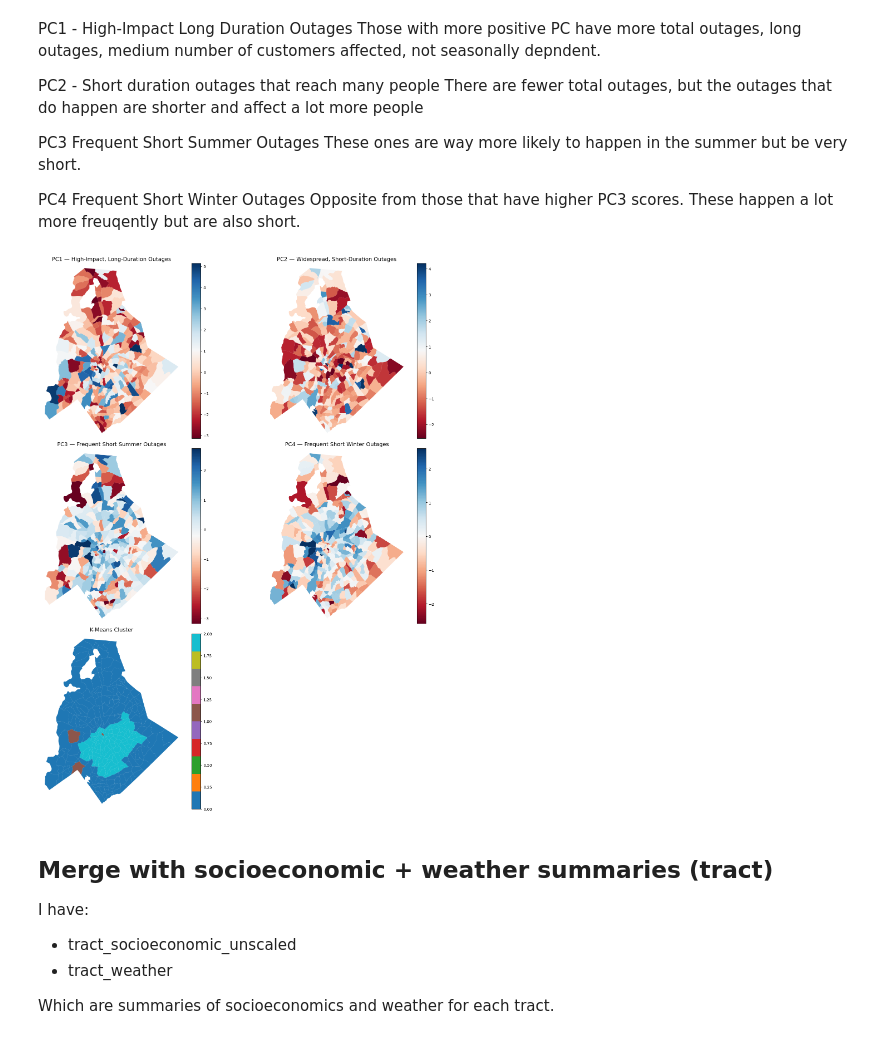
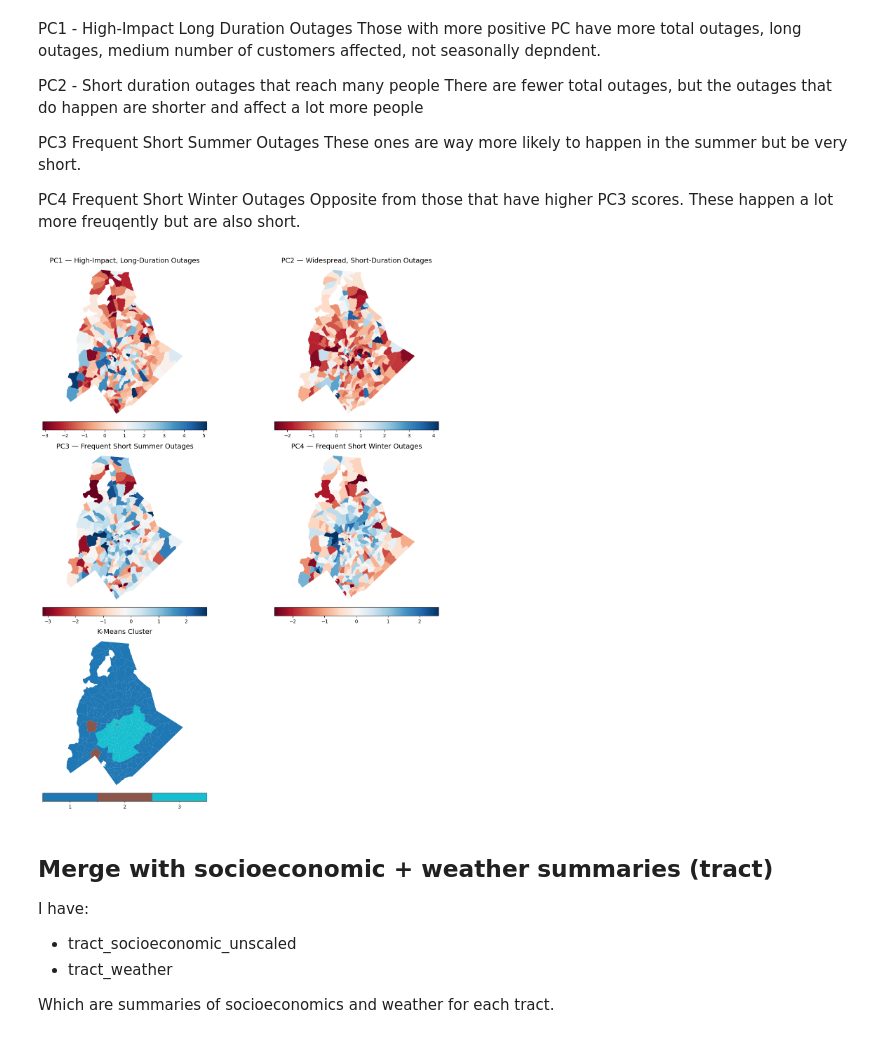
Before and after one commit to jessalynlc/MP, a Jupyter notebook: pca_outages_Charlotte.ipynb, the cells around one changed output. Drawn from its saved outputs; the diff is of its cells as text; code cells hidden in the pictures.

```diff
--- a/pca_outages_Charlotte.ipynb
+++ b/pca_outages_Charlotte.ipynb
@@ -205,6 +205,7 @@ best_k = 3
 
 kmeans = KMeans(n_clusters=best_k, random_state=42)
 outages_tract_pca_scores['cluster'] = kmeans.fit_predict(outages_tract_pca_scores)
+outages_tract_pca_scores['cluster'] = outages_tract_pca_scores['cluster']+1
 # %% [markdown]
 ## Characterize each cluster
 
@@ -332,7 +333,12 @@ These ones are way more likely to happen in the summer but be very short.
 PC4 Frequent Short Winter Outages
 Opposite from those that have higher PC3 scores. These happen a lot more freuqently but are also short.
 # %%
-gdf['cluster'] = gdf['cluster'].astype(int)
+import numpy as np
+import matplotlib.pyplot as plt
+import matplotlib.colors as mcolors
+
+# --- ensure cluster is integer ---
+gdf['cluster'] = gdf['cluster'].astype('Int64')
 
 variables = ['PC1','PC2','PC3','PC4','cluster']
 titles = [
@@ -343,88 +349,123 @@ titles = [
     'K-Means Cluster'
 ]
 
-# compute global bounds and add pad so all subplots show the same full area
+# --- compute global bounds ---
 xmin, ymin, xmax, ymax = gdf.total_bounds
-# fallback if bounds are degenerate / not finite
 if not np.all(np.isfinite([xmin, ymin, xmax, ymax])):
     xmin, ymin, xmax, ymax = -1, -1, 1, 1
 
 width = max(xmax - xmin, 1e-6)
 height = max(ymax - ymin, 1e-6)
+
 pad_x = max(width * 0.03, 0.001 * width)
 pad_y = max(height * 0.03, 0.001 * height)
+
 global_xlim = (xmin - pad_x, xmax + pad_x)
 global_ylim = (ymin - pad_y, ymax + pad_y)
 
-fig, axes = plt.subplots(3, 2, figsize=(16, 20), constrained_layout=True)
+# --- figure ---
+fig, axes = plt.subplots(3, 2, figsize=(14, 16))
 axes = axes.ravel()
 
-for i, var in enumerate(variables):
+for i, (var, title) in enumerate(zip(variables, titles)):
     ax = axes[i]
 
-    # skip if no geometries
     if gdf.geometry.is_empty.all() or gdf.geometry.isnull().all():
         ax.text(0.5, 0.5, "No geometries to plot", ha='center', va='center', transform=ax.transAxes)
         ax.set_axis_off()
         continue
 
     if var == 'cluster':
+        # --- discrete cluster ---
+        cmap = plt.get_cmap('tab10', 3)
+        norm = mcolors.BoundaryNorm([0.5, 1.5, 2.5, 3.5], cmap.N)
+
         gdf.plot(
             column='cluster',
             ax=ax,
-            cmap='tab10',
-            legend=True,
+            cmap=cmap,
+            norm=norm,
             linewidth=0,
             edgecolor='none',
+            legend=False,
             missing_kwds={"color": "lightgrey"}
         )
 
+        sm = plt.cm.ScalarMappable(cmap=cmap, norm=norm)
+        sm._A = []
+
+        cbar = fig.colorbar(
+            sm,
+            ax=ax,
+            orientation='horizontal',
+            fraction=0.05,
+            pad=0.02
+        )
+        cbar.set_ticks([1, 2, 3])
+        cbar.set_ticklabels(['1', '2', '3'])
+
     else:
-        # robust vmin/vmax
+        # --- robust scaling ---
         col = gdf[var].replace([np.inf, -np.inf], np.nan).dropna()
+
         if col.empty:
-            # fall back to greys if column missing
             gdf.plot(ax=ax, color='#EEEEEE', edgecolor='#BBBBBB', linewidth=0.25)
             ax.text(0.5, 0.5, f"No valid values for {var}", ha='center', va='center', transform=ax.transAxes)
         else:
             vmin = col.quantile(0.01)
             vmax = col.quantile(0.99)
+
             if not np.isfinite(vmin) or not np.isfinite(vmax):
                 vmin, vmax = col.min(), col.max()
+
             if np.isclose(vmin, vmax):
                 pad = abs(vmin) * 0.01 if vmin != 0 else 1e-6
                 vmin -= pad
                 vmax += pad
 
+            cmap = plt.get_cmap('RdBu')
+            norm = plt.Normalize(vmin=vmin, vmax=vmax)
+
             gdf.plot(
                 column=var,
                 ax=ax,
-                cmap='RdBu',
-                legend=True,
-                vmin=vmin,
-                vmax=vmax,
+                cmap=cmap,
+                norm=norm,
                 linewidth=0,
                 edgecolor='none',
+                legend=False,
                 missing_kwds={"color": "lightgrey"}
             )
 
-    # force same geographic extent so the full map displays in every subplot
+            sm = plt.cm.ScalarMappable(cmap=cmap, norm=norm)
+            sm._A = []
+
+            fig.colorbar(
+                sm,
+                ax=ax,
+                orientation='horizontal',
+                fraction=0.05,
+                pad=0.02
+            )
+
     ax.set_xlim(global_xlim)
     ax.set_ylim(global_ylim)
-
-    ax.set_title(titles[i], fontsize=14)
+    ax.set_title(title, fontsize=14)
     ax.set_axis_off()
 
-# hide the unused 6th plot (if present)
+# hide unused subplot
 if len(axes) > len(variables):
     axes[len(variables)].set_visible(False)
+
+# tighter layout (less whitespace than constrained_layout)
+plt.tight_layout(pad=1.0)
 
 plt.savefig(
     'data_processed/outages_pca_results_Charlotte/charlotte_pca_maps.png',
     dpi=300,
     bbox_inches='tight'
 )
 
 plt.show()
 # %% [output]
-[figure, old version]
+[figure, new version]
```
Also changed, not shown: parts of 2 cells of this notebook, 2 other files.
